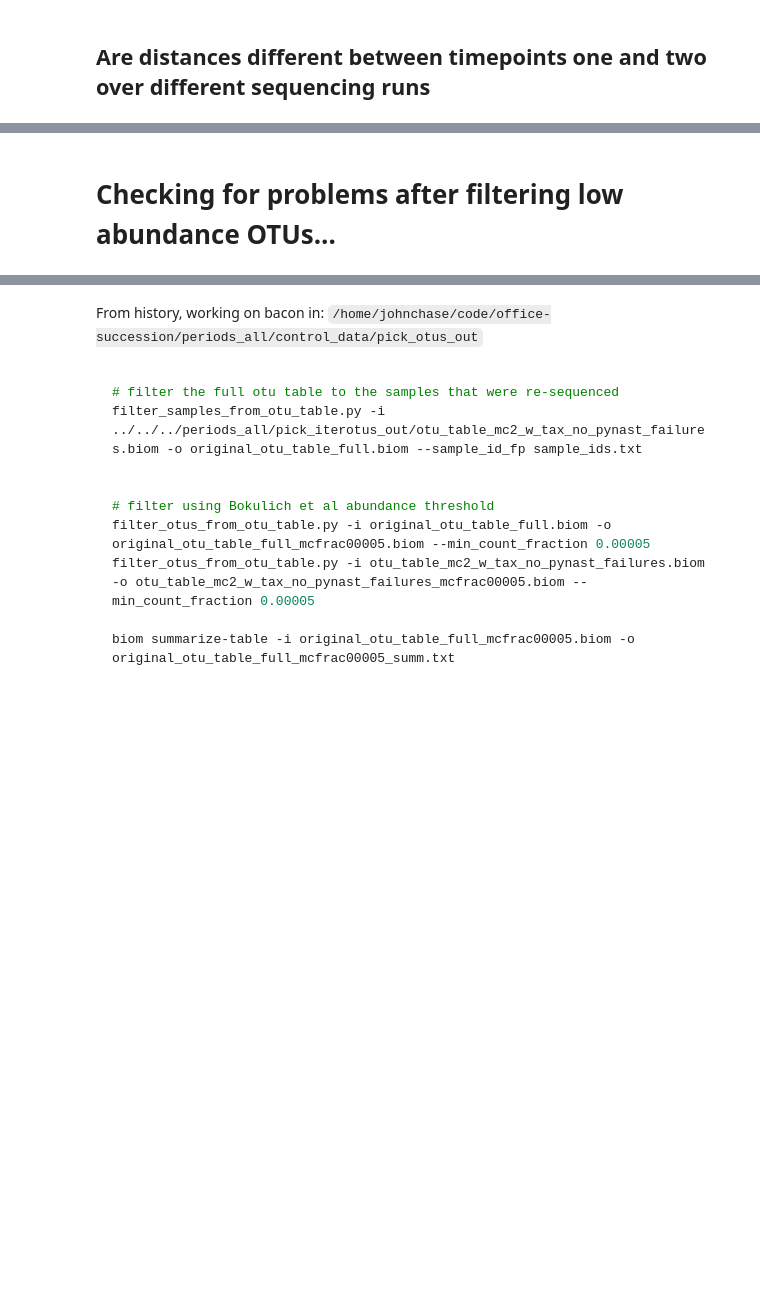
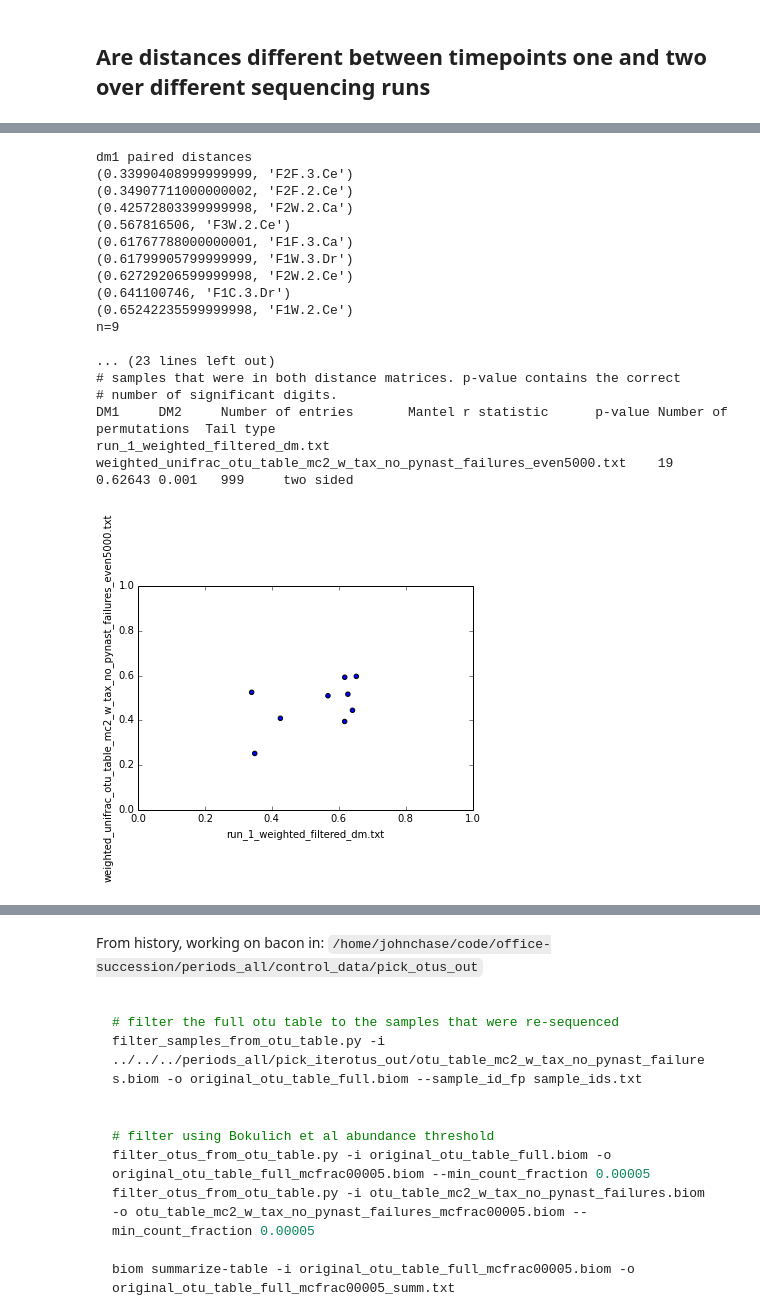
Before and after one commit to gregcaporaso/sloan-office-r2r-variation, a Jupyter notebook: sample-resequencing-choice.ipynb, the cells around one changed output, grey strips where cells are left out. Cells and saved outputs as stored; diff of their text form; code cells hidden in the pictures; blank space fills up the shorter version.

```diff
--- a/sample-resequencing-choice.ipynb
+++ b/sample-resequencing-choice.ipynb
@@ -216,2 +307,21 @@ mantel_out = "weighted_unifrac_mantel_out"
-# %% [markdown]
-# Checking for problems after filtering low abundance OTUs...
+# %%
+compare_distance_matrices(run_1_weighted_filtered_dm, run_2_weighted_dm, map_fp)
+# %% [output]
+dm1 paired distances
+(0.33990408999999999, 'F2F.3.Ce')
+(0.34907711000000002, 'F2F.2.Ce')
+(0.42572803399999998, 'F2W.2.Ca')
+(0.567816506, 'F3W.2.Ce')
+(0.61767788000000001, 'F1F.3.Ca')
+(0.61799905799999999, 'F1W.3.Dr')
+(0.62729206599999998, 'F2W.2.Ce')
+(0.641100746, 'F1C.3.Dr')
+(0.65242235599999998, 'F1W.2.Ce')
+n=9
+
+... (23 lines left out)
+# samples that were in both distance matrices. p-value contains the correct
+# number of significant digits.
+DM1     DM2     Number of entries       Mantel r statistic      p-value Number of permutations  Tail type
+run_1_weighted_filtered_dm.txt  weighted_unifrac_otu_table_mc2_w_tax_no_pynast_failures_even5000.txt    19      0.62643 0.001   999     two sided
+[figure, added]
```
Also changed, not shown: parts of 42 cells of this notebook.
